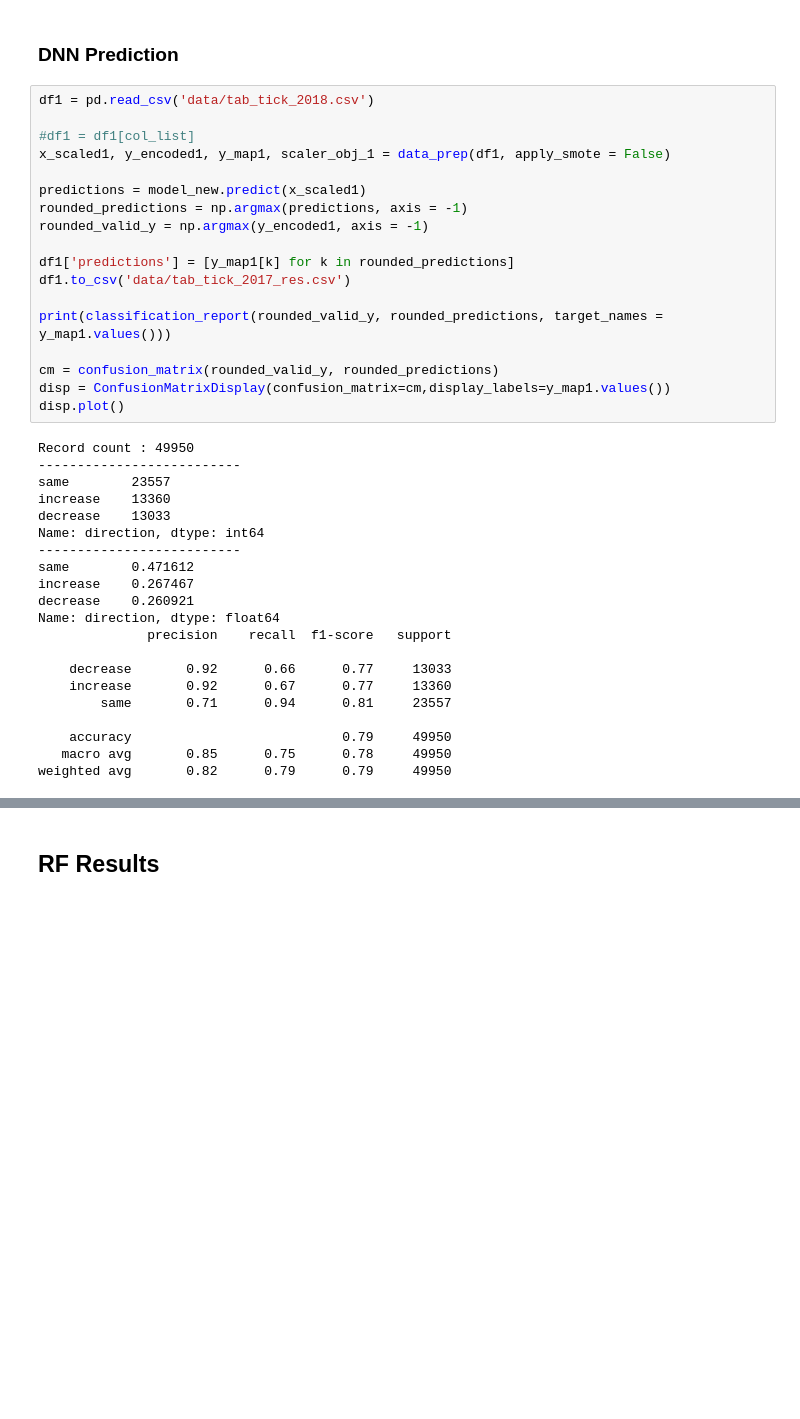
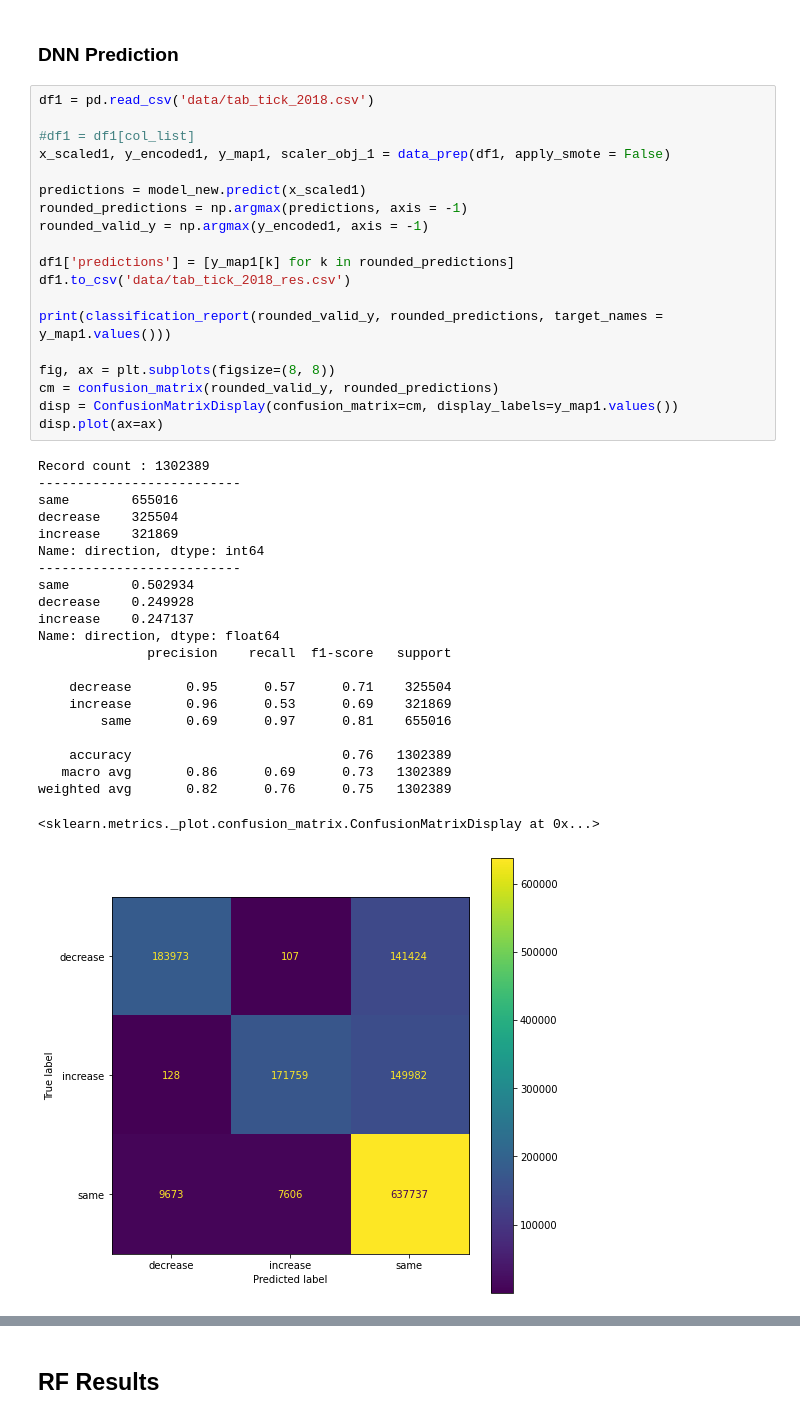
Before and after one commit to ramkumarr02/Oanda_Trading, a Jupyter notebook: model_analysis_v1.4.ipynb, the cells around one changed output, grey strips where cells are left out. Saved outputs shown, nothing was run; the diff lists cells and outputs as text; blank space fills up the shorter version.

```diff
--- a/model_analysis_v1.4.ipynb
+++ b/model_analysis_v1.4.ipynb
@@ -227,39 +221,42 @@ model_new = load_model('data/model/model.h5')
 # %%
 df1 = pd.read_csv('data/tab_tick_2018.csv')
 
 #df1 = df1[col_list]
 x_scaled1, y_encoded1, y_map1, scaler_obj_1 = data_prep(df1, apply_smote = False)
 
 predictions = model_new.predict(x_scaled1)
 rounded_predictions = np.argmax(predictions, axis = -1)
 rounded_valid_y = np.argmax(y_encoded1, axis = -1)
 
 df1['predictions'] = [y_map1[k] for k in rounded_predictions]
-df1.to_csv('data/tab_tick_2017_res.csv')
+df1.to_csv('data/tab_tick_2018_res.csv')
 
 print(classification_report(rounded_valid_y, rounded_predictions, target_names = y_map1.values()))
 
+fig, ax = plt.subplots(figsize=(8, 8))
 cm = confusion_matrix(rounded_valid_y, rounded_predictions)
-disp = ConfusionMatrixDisplay(confusion_matrix=cm,display_labels=y_map1.values())
-disp.plot()
+disp = ConfusionMatrixDisplay(confusion_matrix=cm, display_labels=y_map1.values())
+disp.plot(ax=ax)
 # %% [output]
-Record count : 49950
+Record count : 1302389
 --------------------------
-same        23557
-increase    13360
-decrease    13033
+same        655016
+decrease    325504
+increase    321869
 Name: direction, dtype: int64
 --------------------------
-same        0.471612
-increase    0.267467
-decrease    0.260921
+same        0.502934
+decrease    0.249928
+increase    0.247137
 Name: direction, dtype: float64
               precision    recall  f1-score   support
 
-    decrease       0.92      0.66      0.77     13033
-    increase       0.92      0.67      0.77     13360
-        same       0.71      0.94      0.81     23557
+    decrease       0.95      0.57      0.71    325504
+    increase       0.96      0.53      0.69    321869
+        same       0.69      0.97      0.81    655016
 
-    accuracy                           0.79     49950
-   macro avg       0.85      0.75      0.78     49950
-weighted avg       0.82      0.79      0.79     49950
+    accuracy                           0.76   1302389
+   macro avg       0.86      0.69      0.73   1302389
+weighted avg       0.82      0.76      0.75   1302389
+<sklearn.metrics._plot.confusion_matrix.ConfusionMatrixDisplay at 0x...>
+[figure, added]
```
Also changed, not shown: parts of 11 cells of this notebook, 2 other files.
